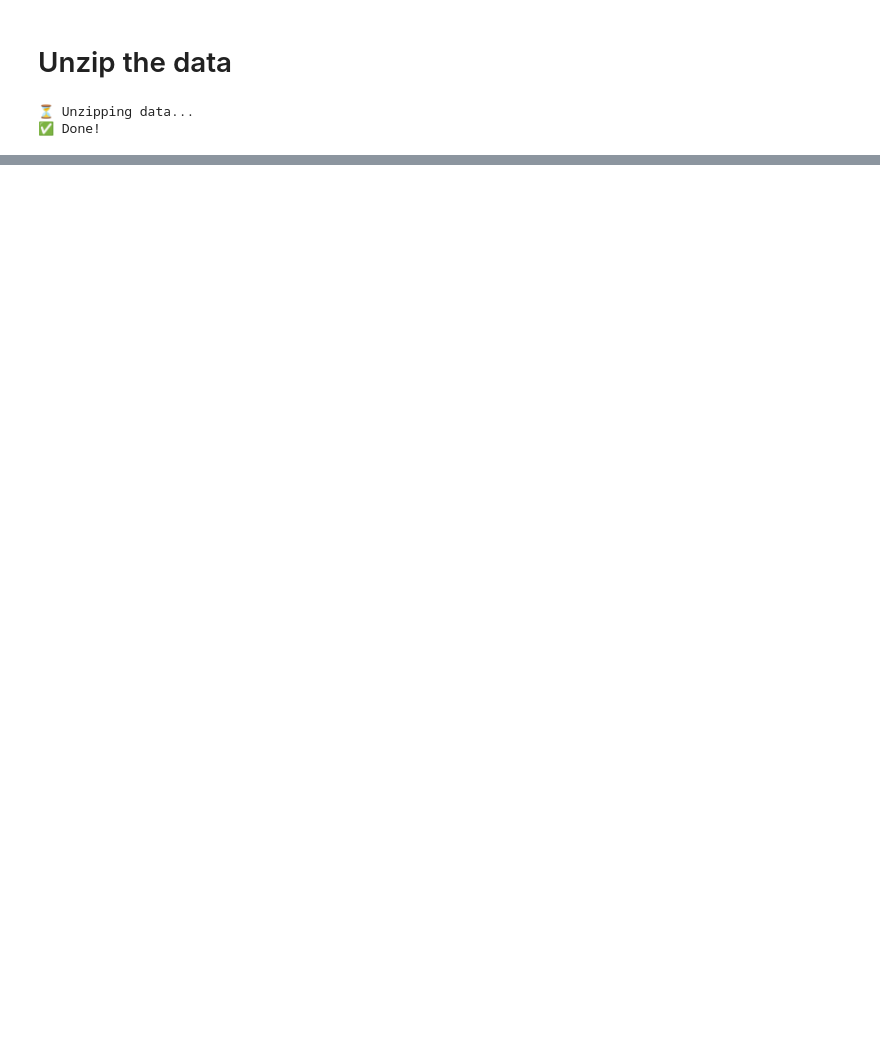
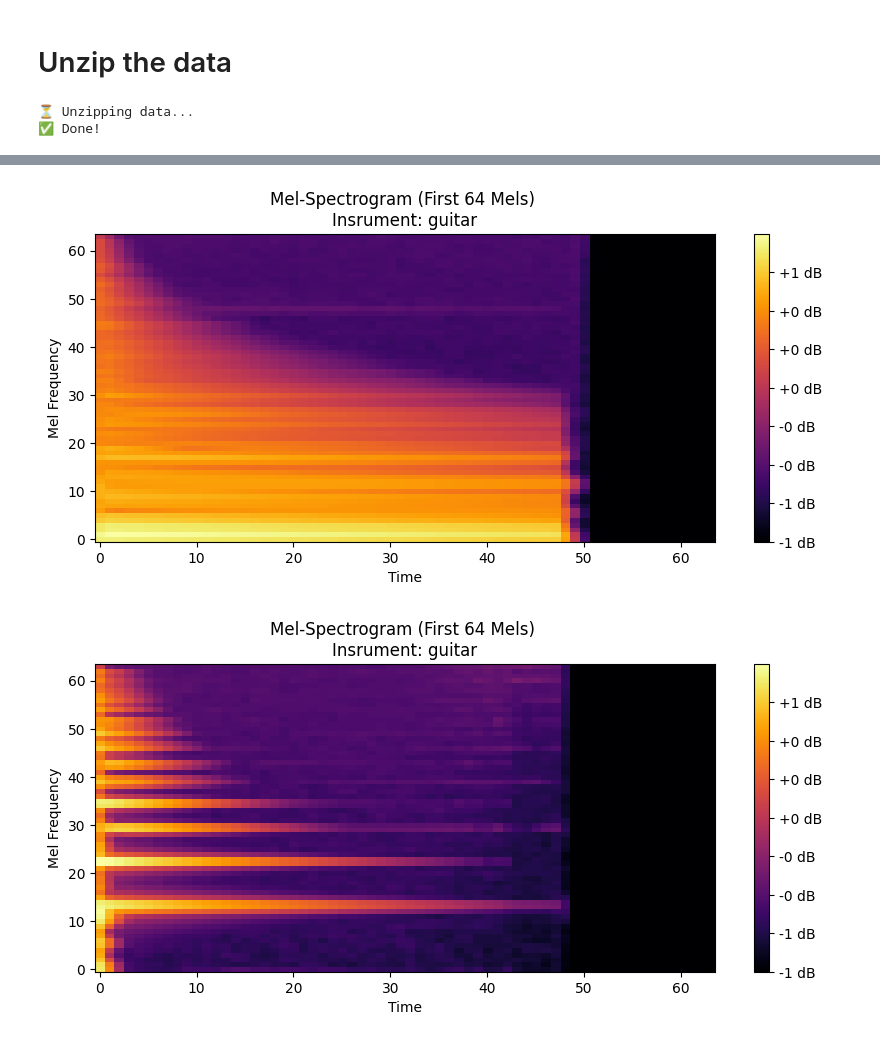
Before and after one commit to brauner68/gm_proj, a Jupyter notebook: notebooks/dataset_debug.ipynb, the cells around one changed output, grey strips where cells are left out. Cells and saved outputs as stored; diff of their text form; code cells hidden in the pictures; blank space fills up the shorter version.

```diff
--- a/notebooks/dataset_debug.ipynb
+++ b/notebooks/dataset_debug.ipynb
@@ -103,0 +126,24 @@ AttributeError: module 'torchaudio.transforms' has no attribute 'Resize'
+# %%
+from matplotlib import image
+# 4. Plot
+import matplotlib.pyplot as plt
+
+images, labels = next(iter(dataloader))
+
+for i in range(len(images)):
+  image = images[i].squeeze(0) # Squeeze the image to remove the channel dimension
+  label = labels[i].item()
+  int_to_name = {v: k for k, v in dataset.label_map.items()}
+  name = int_to_name.get(label, "Unknown")
+
+
+  plt.figure(figsize=(10, 4))
+  plt.imshow(image.numpy(), origin='lower', aspect='auto', cmap='inferno')
+  plt.colorbar(format='%+2.0f dB')
+  plt.title(f"Mel-Spectrogram (First 64 Mels) \nInsrument: {name}")
+  plt.xlabel('Time')
+  plt.ylabel('Mel Frequency')
+  plt.show()
+# %% [output]
+[figure, added]
+[figure, added]
```
Also changed, not shown: parts of 6 cells of this notebook.
